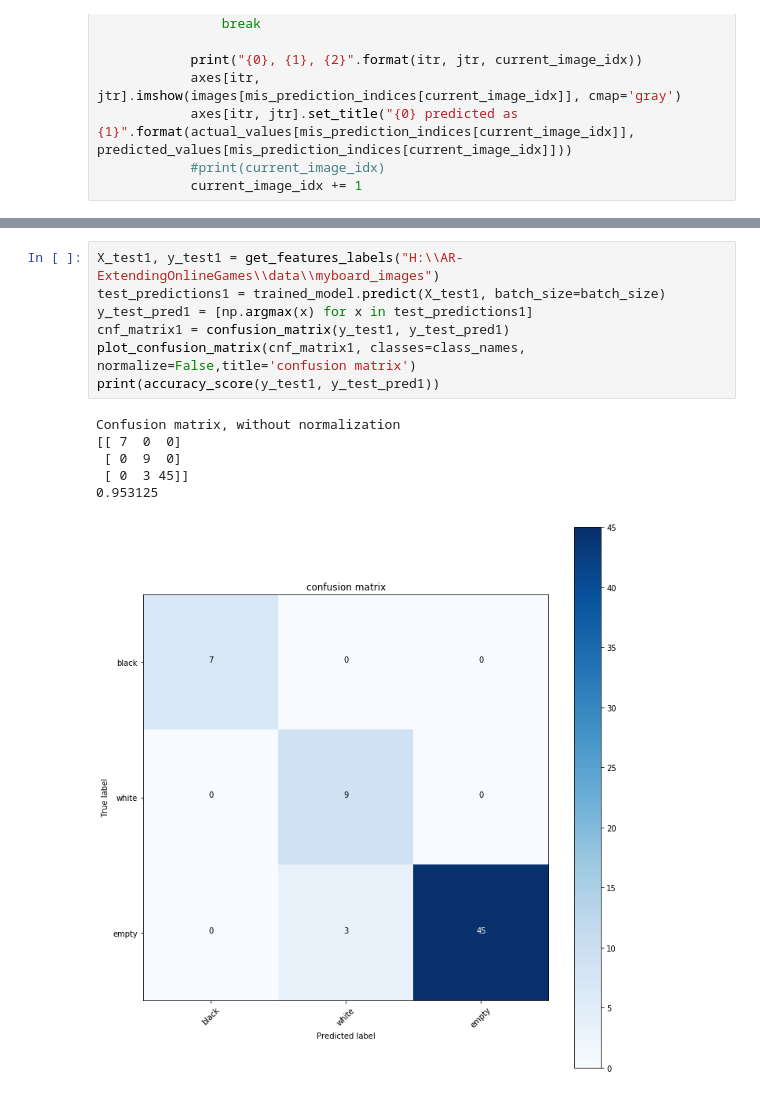
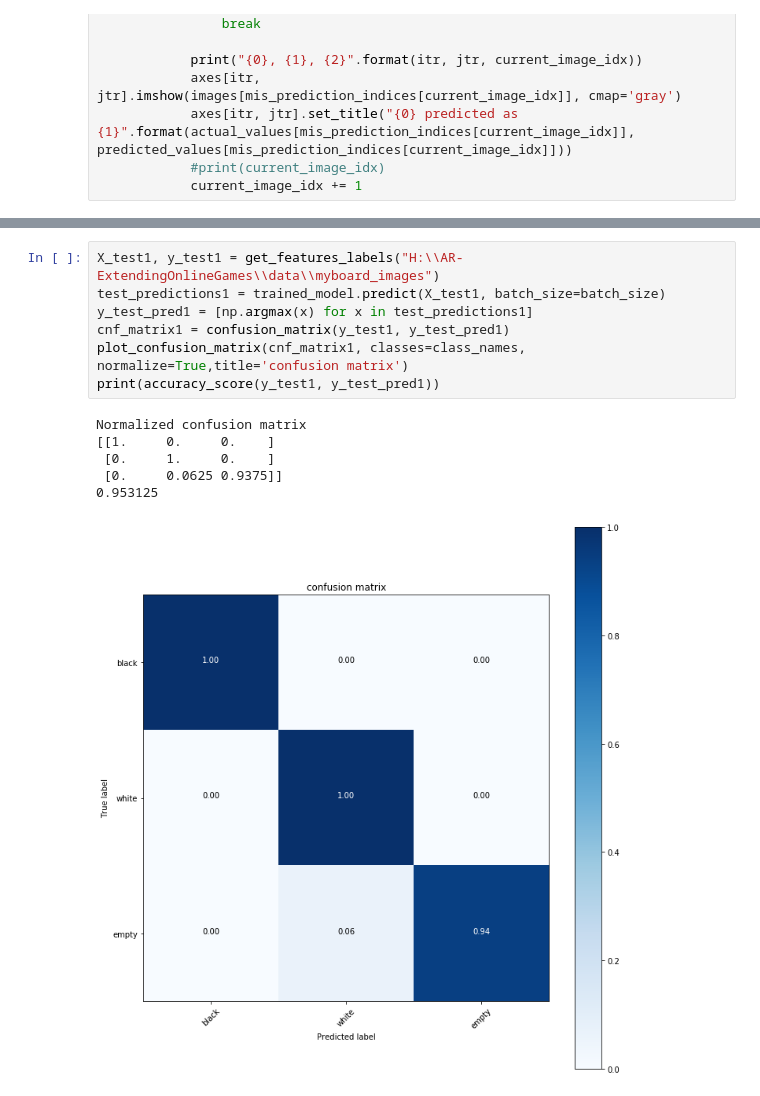
Before and after one commit to ace-racer/Extending-Board-Games-using-deep-learning, a Jupyter notebook: chess_piece_detection/3_class_classifier/CNN/Evaluate Saved Grayscale CNN Model.ipynb, the cells around one changed output, grey strips where cells are left out. Drawn from its saved outputs; the diff is of its cells as text.

```diff
--- a/chess_piece_detection/3_class_classifier/CNN/Evaluate Saved Grayscale CNN Model.ipynb
+++ b/chess_piece_detection/3_class_classifier/CNN/Evaluate Saved Grayscale CNN Model.ipynb
@@ -259,17 +259,17 @@ conv2d_23 (Conv2D)           (None, 32, 32, 64)        18496
 # %%
 X_test1, y_test1 = get_features_labels("H:\\AR-ExtendingOnlineGames\\data\\myboard_images")
 test_predictions1 = trained_model.predict(X_test1, batch_size=batch_size)
 y_test_pred1 = [np.argmax(x) for x in test_predictions1]
 cnf_matrix1 = confusion_matrix(y_test1, y_test_pred1)
-plot_confusion_matrix(cnf_matrix1, classes=class_names, normalize=False,title='confusion matrix')
+plot_confusion_matrix(cnf_matrix1, classes=class_names, normalize=True,title='confusion matrix')
 print(accuracy_score(y_test1, y_test_pred1))
 # %% [output]
-Confusion matrix, without normalization
-[[ 7  0  0]
- [ 0  9  0]
- [ 0  3 45]]
+Normalized confusion matrix
+[[1.     0.     0.    ]
+ [0.     1.     0.    ]
+ [0.     0.0625 0.9375]]
 0.953125
-[figure, old version]
+[figure, new version]
 # %%
 test_images = np.squeeze(X_test1)
 plot_mispredicted_images(test_images, y_test1, y_test_pred1)
```
Also changed, not shown: parts of 5 cells of this notebook.
